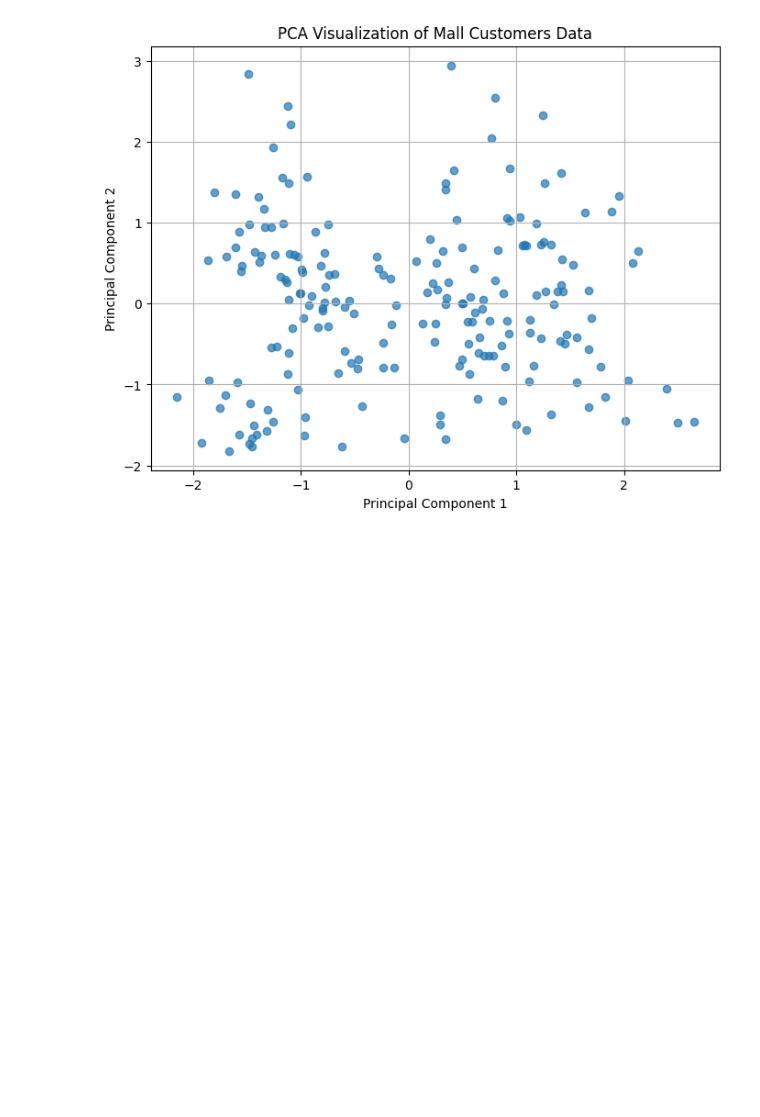
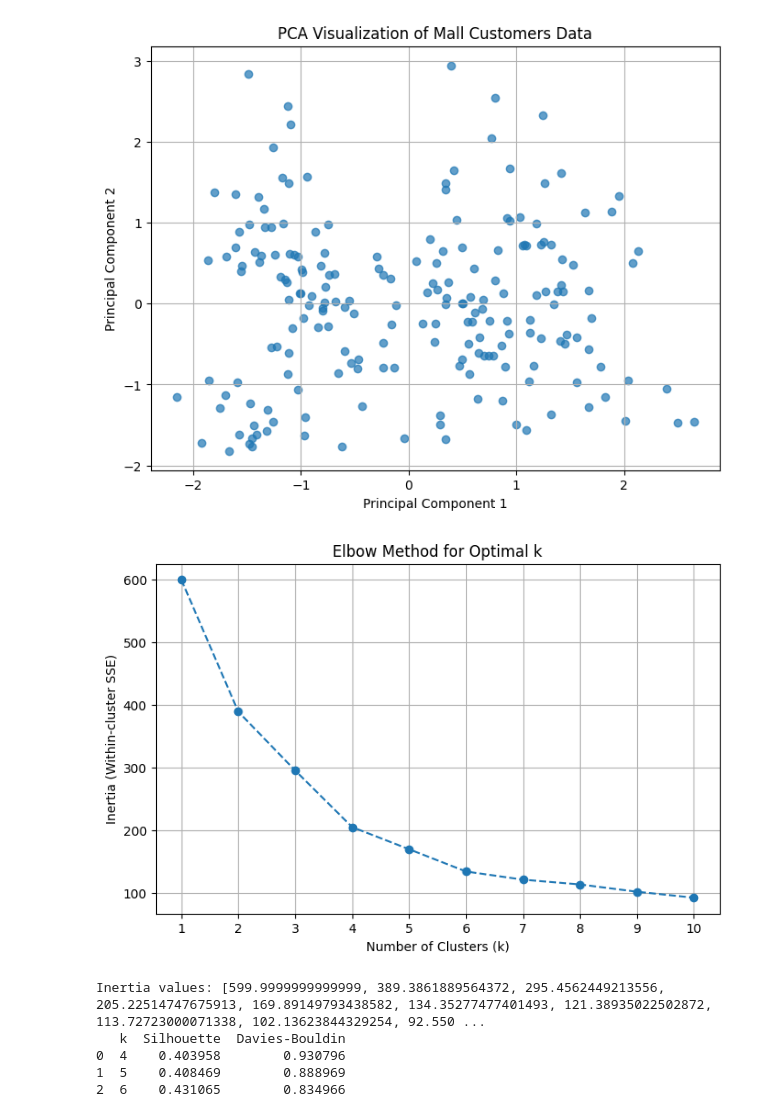
Before and after one commit to rahmarihan/DS3, a Jupyter notebook: main.ipynb, the cells around one changed output. Saved outputs shown, nothing was run; the diff lists cells and outputs as text; code cells hidden in the pictures; blank space fills up the shorter version.

```diff
--- a/main.ipynb
+++ b/main.ipynb
@@ -86,3 +90,34 @@ plt.grid(True)
 plt.show()
 # %% [output]
 [figure]
+# %%
+# Elbow Method
+inertias = []
+k_range = range(1, 11)  # Testing 1-10 clusters
+
+for k in k_range:
+    kmeans = KMeans(n_clusters=k, random_state=42)
+    kmeans.fit(X_scaled)
+    inertias.append(kmeans.inertia_)
+
+# Plot the elbow curve
+plt.figure(figsize=(8, 5))
+plt.plot(k_range, inertias, marker='o', linestyle='--')
+plt.title('Elbow Method for Optimal k')
+plt.xlabel('Number of Clusters (k)')
+plt.ylabel('Inertia (Within-cluster SSE)')
+plt.xticks(k_range)
+plt.grid(True)
+plt.show()
+
+# Print inertia values for inspection
+print("Inertia values:", inertias)
+
+#K is equal to 6 based on the elbow method
+# %% [output]
+[figure, added]
+Inertia values: [599.9999999999999, 389.3861889564372, 295.4562449213556, 205.22514747675913, 169.89149793438582, 134.35277477401493, 121.38935022502872, 113.72723000071338, 102.13623844329254, 92.550 ...
+   k  Silhouette  Davies-Bouldin
+0  4    0.403958        0.930796
+1  5    0.408469        0.888969
+2  6    0.431065        0.834966
```
Also changed, not shown: parts of 1 cell of this notebook.
